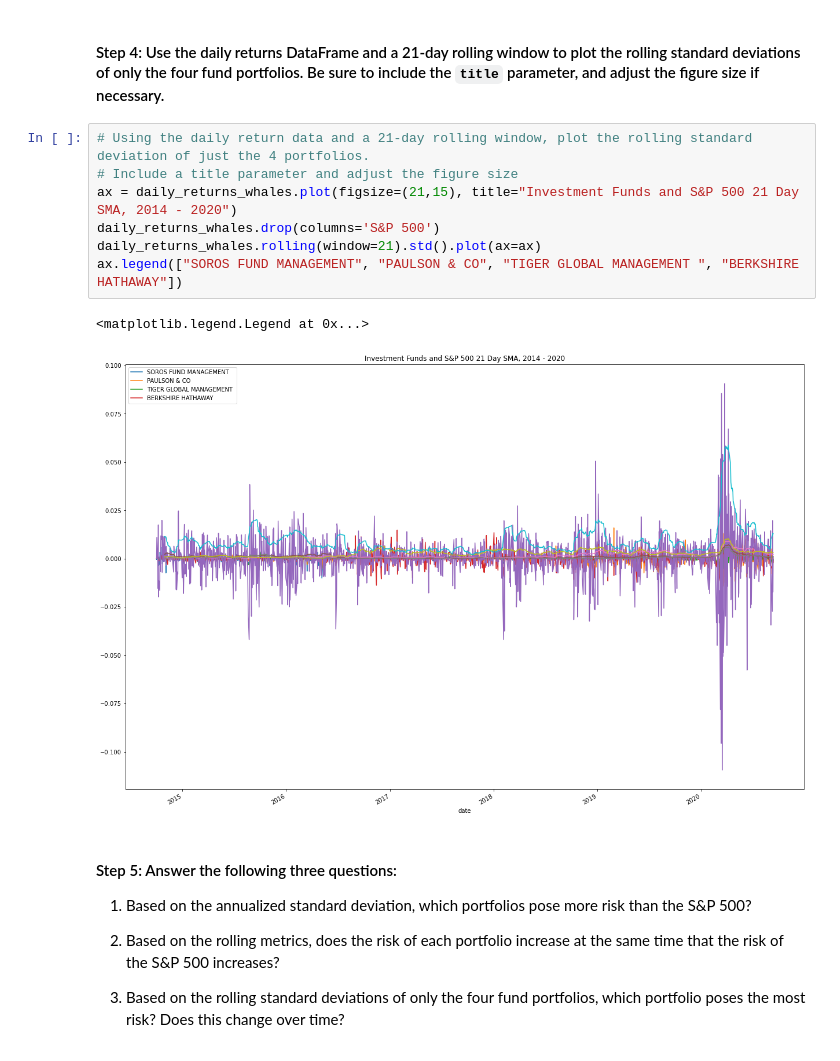
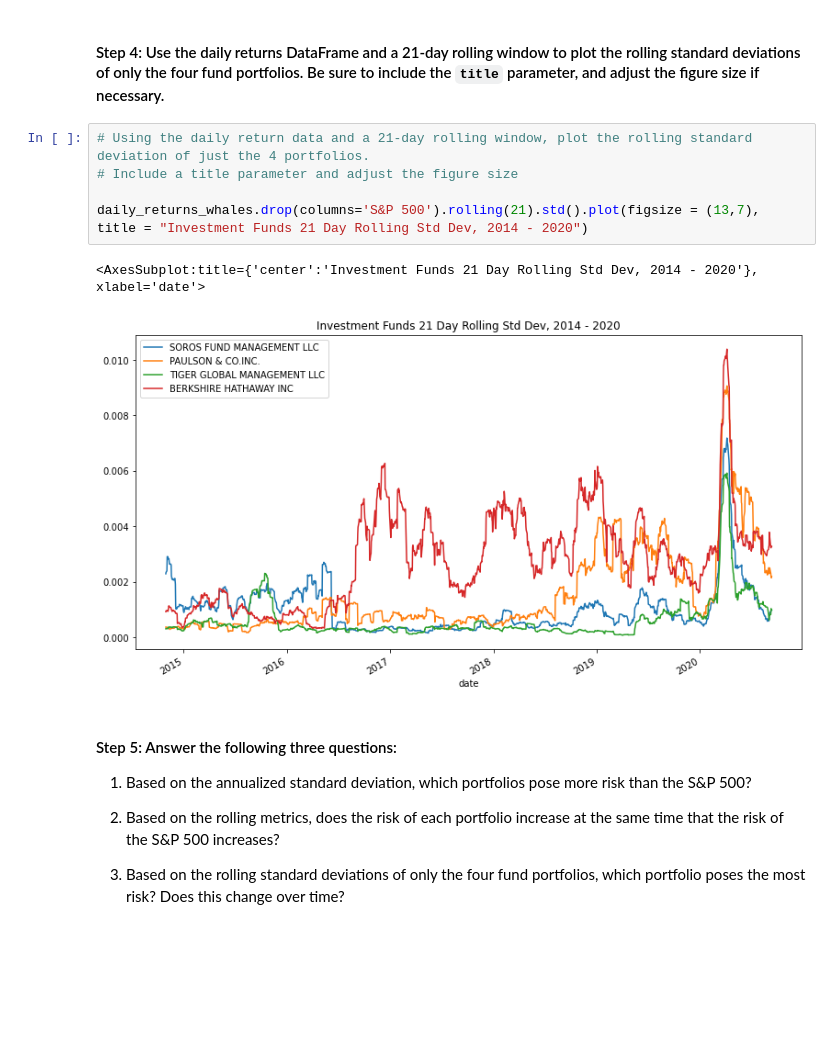
Before and after one commit to AnaIitico/quantitative_analysis, a Jupyter notebook: risk_return_analysis.ipynb, the cells around one changed output. Cells and saved outputs as stored; diff of their text form; blank space fills up the shorter version.

```diff
--- a/risk_return_analysis.ipynb
+++ b/risk_return_analysis.ipynb
@@ -243,13 +242,11 @@ ax.legend(["SOROS FUND MANAGEMENT", "PAULSON & CO", "TIGER GLOBAL MANAGEMENT ",
 # %%
 # Using the daily return data and a 21-day rolling window, plot the rolling standard deviation of just the 4 portfolios.
 # Include a title parameter and adjust the figure size
-ax = daily_returns_whales.plot(figsize=(21,15), title="Investment Funds and S&P 500 21 Day SMA, 2014 - 2020")
-daily_returns_whales.drop(columns='S&P 500')
-daily_returns_whales.rolling(window=21).std().plot(ax=ax)
-ax.legend(["SOROS FUND MANAGEMENT", "PAULSON & CO", "TIGER GLOBAL MANAGEMENT ", "BERKSHIRE HATHAWAY"])
+
+daily_returns_whales.drop(columns='S&P 500').rolling(21).std().plot(figsize = (13,7), title = "Investment Funds 21 Day Rolling Std Dev, 2014 - 2020")
 # %% [output]
-<matplotlib.legend.Legend at 0x...>
+<AxesSubplot:title={'center':'Investment Funds 21 Day Rolling Std Dev, 2014 - 2020'}, xlabel='date'>
-[figure, old version]
+[figure, new version]
 # %% [markdown]
 #### Step 5: Answer the following three questions:
 
```
Also changed, not shown: parts of 6 cells of this notebook.
